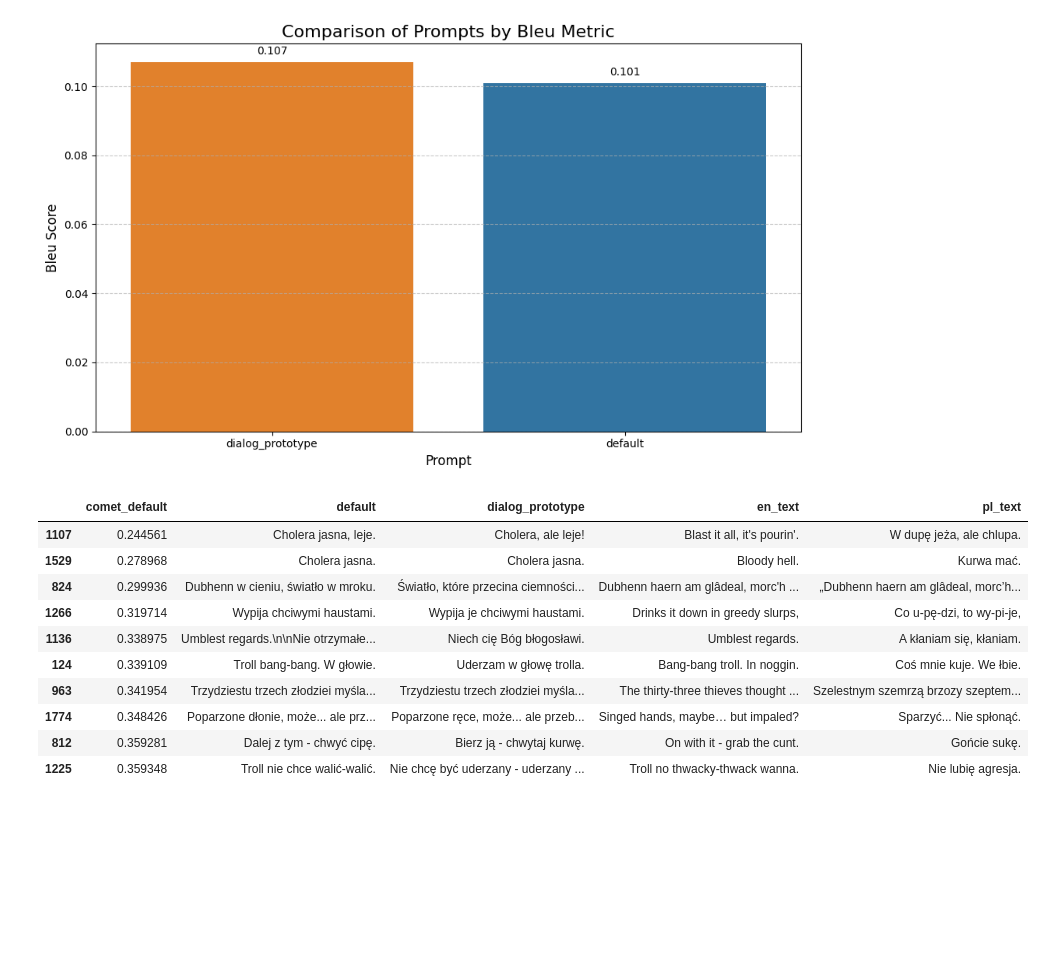
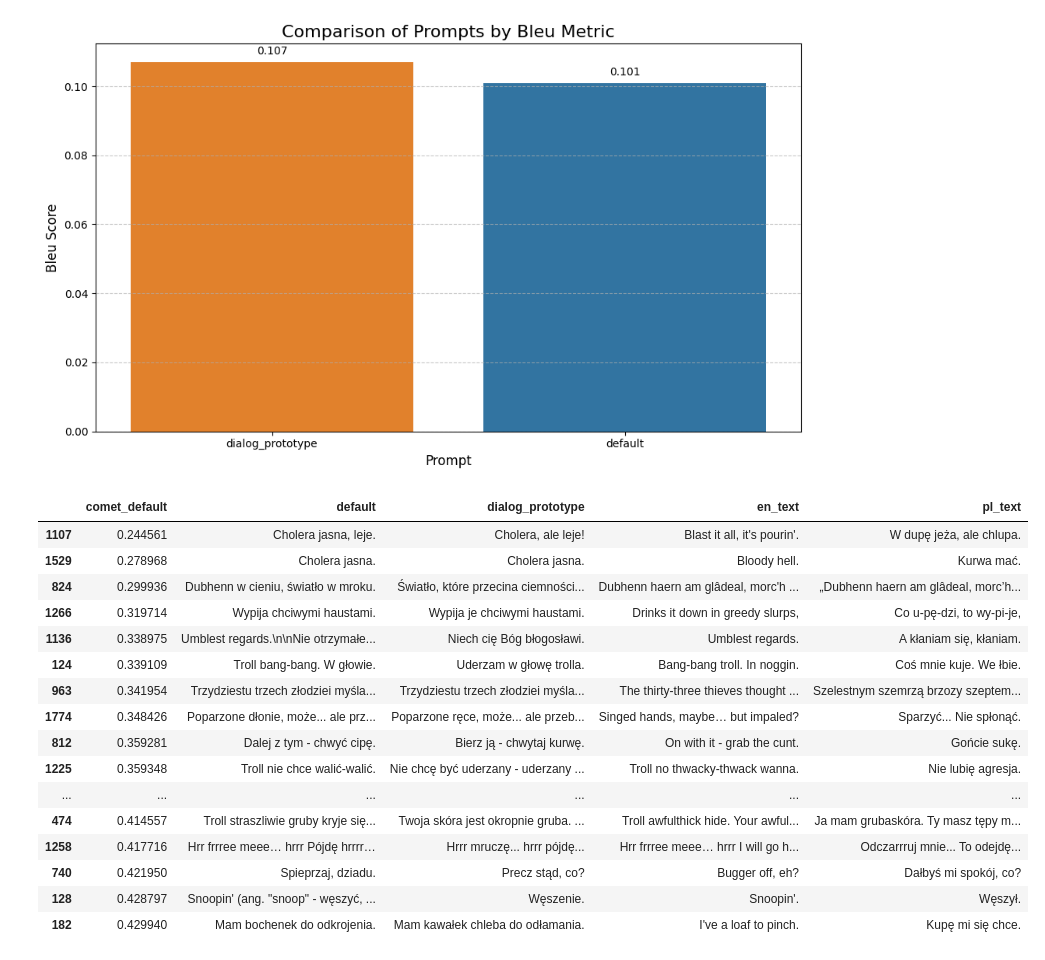
Before and after one commit to refrigerr/adaptation-of-machine-translation, a Jupyter notebook: experiments_dialog/dialog_pipeline_results.ipynb, the cells around one changed output. Saved outputs shown, nothing was run; the diff lists cells and outputs as text; code cells hidden in the pictures; blank space fills up the shorter version.

```diff
--- a/experiments_dialog/dialog_pipeline_results.ipynb
+++ b/experiments_dialog/dialog_pipeline_results.ipynb
@@ -87,20 +87,26 @@ Passing `palette` without assigning `hue` is deprecated and will be removed in v
 dialog_prototype_comparison = pd.read_csv("translations_scores/dialog_prototype_experiments.csv")
 # %%
 sorted_df = dialog_prototype_comparison.sort_values(by='comet_default', ascending=True)
-top_5_lowest = sorted_df.head(10)
+top_5_lowest = sorted_df.head(20)
 result = top_5_lowest[['comet_default', 'default', 'dialog_prototype', 'en_text', 'pl_text']]
 result
 # %% [output]
 |  | comet_default | default | dialog_prototype | en_text | pl_text |
 | 1107 | 0.244561 | Cholera jasna, leje. | Cholera, ale leje! | Blast it all, it's pourin'. | W dupę jeża, ale chlupa. |
 | 1529 | 0.278968 | Cholera jasna. | Cholera jasna. | Bloody hell. | Kurwa mać. |
 | 824 | 0.299936 | Dubhenn w cieniu, światło w mroku. | Światło, które przecina ciemności... | Dubhenn haern am glâdeal, morc'h ... | „Dubhenn haern am glâdeal, morc’h... |
 | 1266 | 0.319714 | Wypija chciwymi haustami. | Wypija je chciwymi haustami. | Drinks it down in greedy slurps, | Co u-pę-dzi, to wy-pi-je, |
 | 1136 | 0.338975 | Umblest regards.\n\nNie otrzymałe... | Niech cię Bóg błogosławi. | Umblest regards. | A kłaniam się, kłaniam. |
 | 124 | 0.339109 | Troll bang-bang. W głowie. | Uderzam w głowę trolla. | Bang-bang troll. In noggin. | Coś mnie kuje. We łbie. |
 | 963 | 0.341954 | Trzydziestu trzech złodziei myśla... | Trzydziestu trzech złodziei myśla... | The thirty-three thieves thought ... | Szelestnym szemrzą brzozy szeptem... |
 | 1774 | 0.348426 | Poparzone dłonie, może... ale prz... | Poparzone ręce, może... ale przeb... | Singed hands, maybe… but impaled? | Sparzyć... Nie spłonąć. |
 | 812 | 0.359281 | Dalej z tym - chwyć cipę. | Bierz ją - chwytaj kurwę. | On with it - grab the cunt. | Gońcie sukę. |
 | 1225 | 0.359348 | Troll nie chce walić-walić. | Nie chcę być uderzany - uderzany ... | Troll no thwacky-thwack wanna. | Nie lubię agresja. |
+| ... | ... | ... | ... | ... | ... |
+| 474 | 0.414557 | Troll straszliwie gruby kryje się... | Twoja skóra jest okropnie gruba. ... | Troll awfulthick hide. Your awful... | Ja mam grubaskóra. Ty masz tępy m... |
+| 1258 | 0.417716 | Hrr frrree meee… hrrr Pójdę hrrrr… | Hrrr mruczę... hrrr pójdę... | Hrr frrree meee… hrrr I will go h... | Odczarrruj mnie... To odejdę... |
+| 740 | 0.421950 | Spieprzaj, dziadu. | Precz stąd, co? | Bugger off, eh? | Dałbyś mi spokój, co? |
+| 128 | 0.428797 | Snoopin' (ang. "snoop" - węszyć, ... | Węszenie. | Snoopin'. | Węszył. |
+| 182 | 0.429940 | Mam bochenek do odkrojenia. | Mam kawałek chleba do odłamania. | I've a loaf to pinch. | Kupę mi się chce. |
 # %%
 sorted_df = dialog_prototype_comparison.sort_values(by='comet_dialog_prototype', ascending=True)
```
Also changed, not shown: parts of 5 cells of this notebook, 5 other files.
